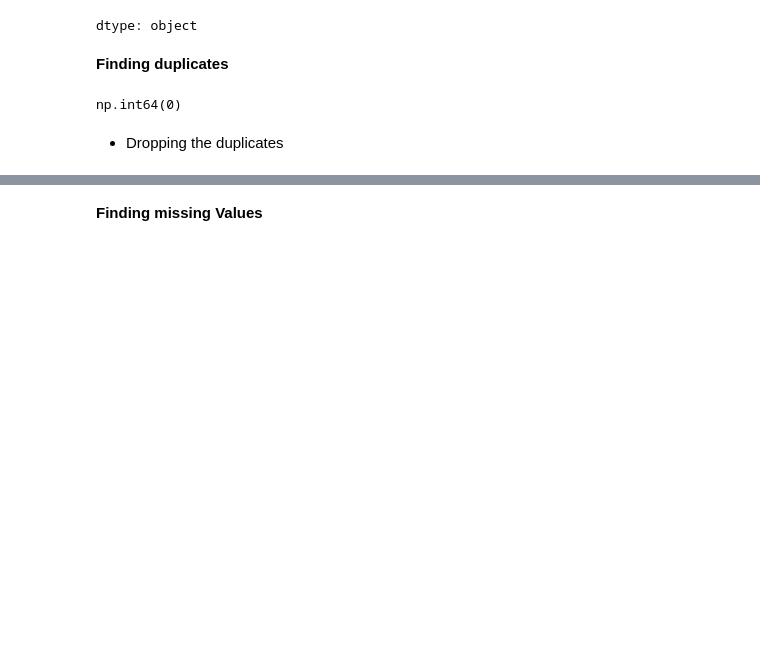
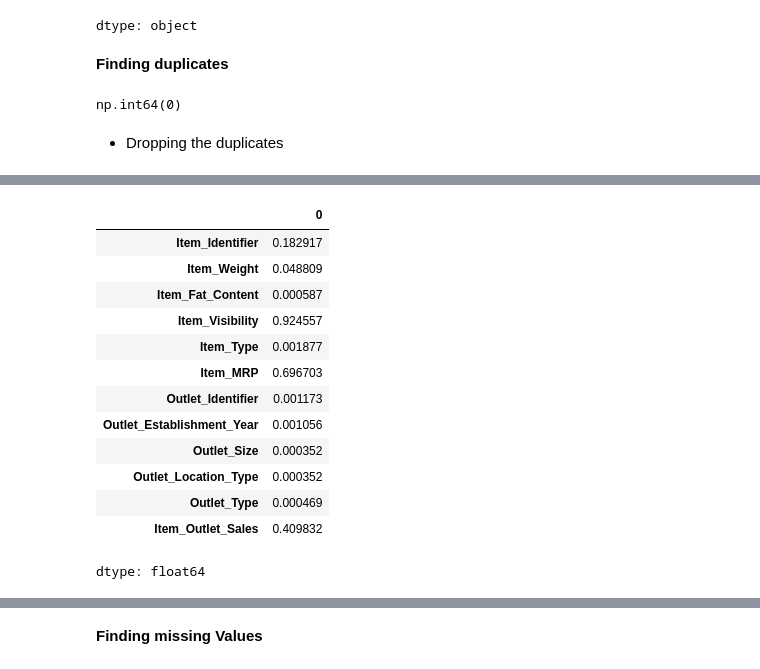
Before and after one commit to Khalil-Salama/Prediction-of-Product-Sales, a Jupyter notebook: Prediction_of_Product_Sales.ipynb, the cells around one changed output, grey strips where cells are left out. Cells and saved outputs as stored; diff of their text form; code cells hidden in the pictures; blank space fills up the shorter version.

```diff
--- a/Prediction_of_Product_Sales.ipynb
+++ b/Prediction_of_Product_Sales.ipynb
@@ -117,0 +134,18 @@ np.int64(0)
+# %%
+# checking the uniquie percentge for each column
+sales_pred.nunique()/len(sales_pred)
+# %% [output]
+|  | 0 |
+| Item_Identifier | 0.182917 |
+| Item_Weight | 0.048809 |
+| Item_Fat_Content | 0.000587 |
+| Item_Visibility | 0.924557 |
+| Item_Type | 0.001877 |
+| Item_MRP | 0.696703 |
+| Outlet_Identifier | 0.001173 |
+| Outlet_Establishment_Year | 0.001056 |
+| Outlet_Size | 0.000352 |
+| Outlet_Location_Type | 0.000352 |
+| Outlet_Type | 0.000469 |
+| Item_Outlet_Sales | 0.409832 |
+dtype: float64
```
Also changed, not shown: parts of 27 cells of this notebook.
